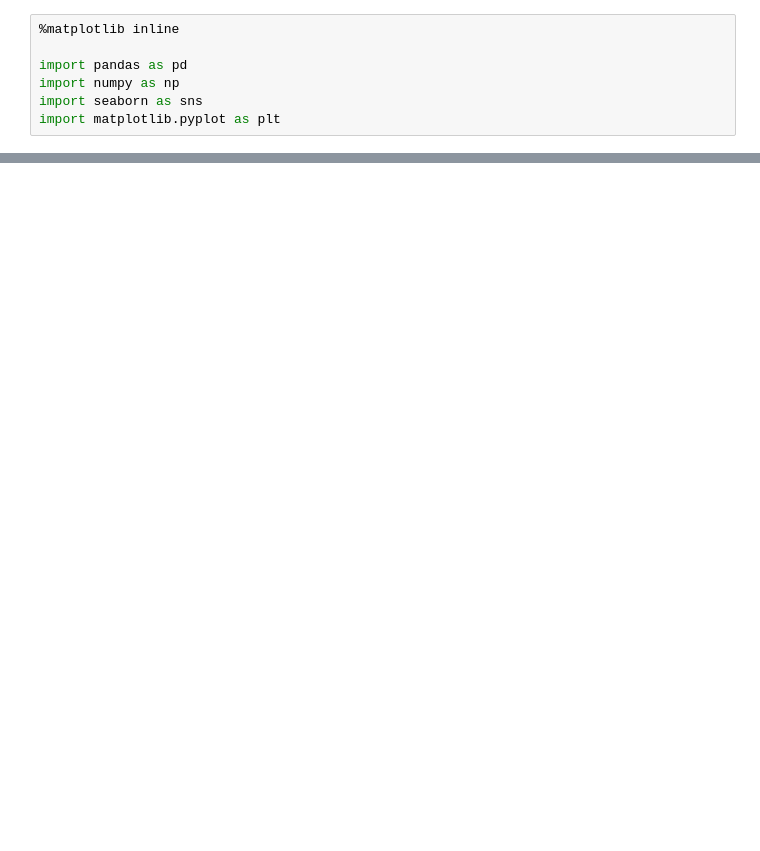
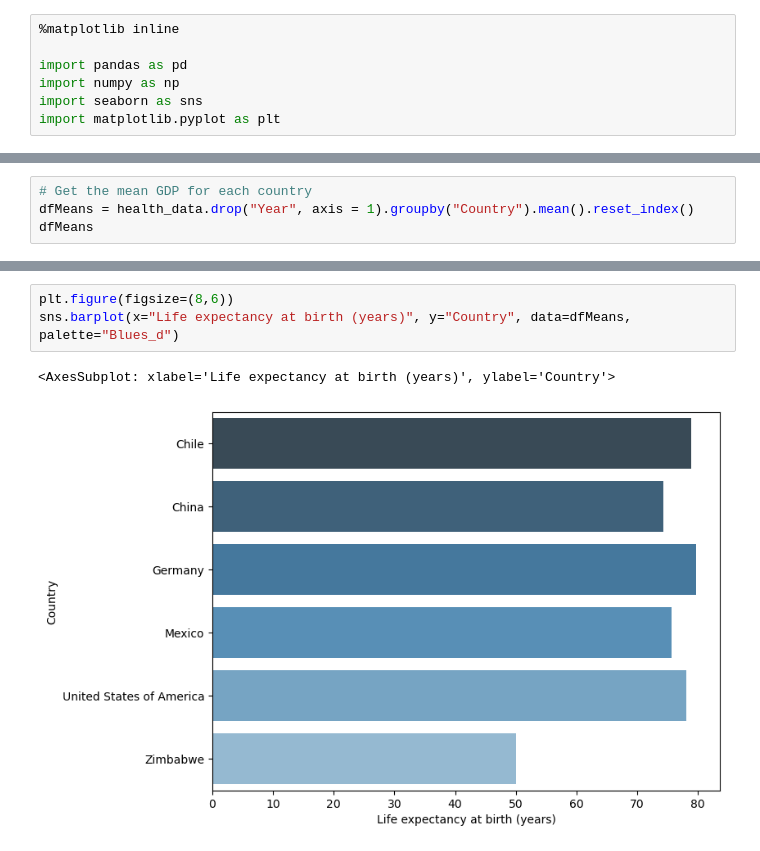
Before and after one commit to Tovborg/Life-Expectancy-and-GDP, a Jupyter notebook: life_expectancy_gdp.ipynb, the cells around one changed output, grey strips where cells are left out. Saved outputs shown, nothing was run; the diff lists cells and outputs as text; blank space fills up the shorter version.

```diff
--- a/life_expectancy_gdp.ipynb
+++ b/life_expectancy_gdp.ipynb
@@ -65,0 +70,4 @@ Text(0.5, 1.0, 'Country = china')
+# %%
+# Get the mean GDP for each country
+dfMeans = health_data.drop("Year", axis = 1).groupby("Country").mean().reset_index()
+dfMeans
@@ -65,0 +82,6 @@ Text(0.5, 1.0, 'Country = china')
+# %%
+plt.figure(figsize=(8,6))
+sns.barplot(x="Life expectancy at birth (years)", y="Country", data=dfMeans, palette="Blues_d")
+# %% [output]
+<AxesSubplot: xlabel='Life expectancy at birth (years)', ylabel='Country'>
+[figure, added]
```
Also changed, not shown: parts of 12 cells of this notebook, 1 other file.
